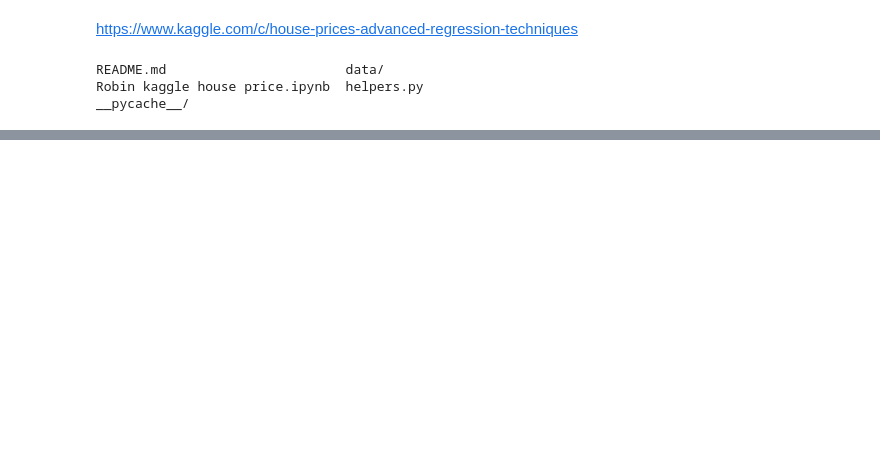
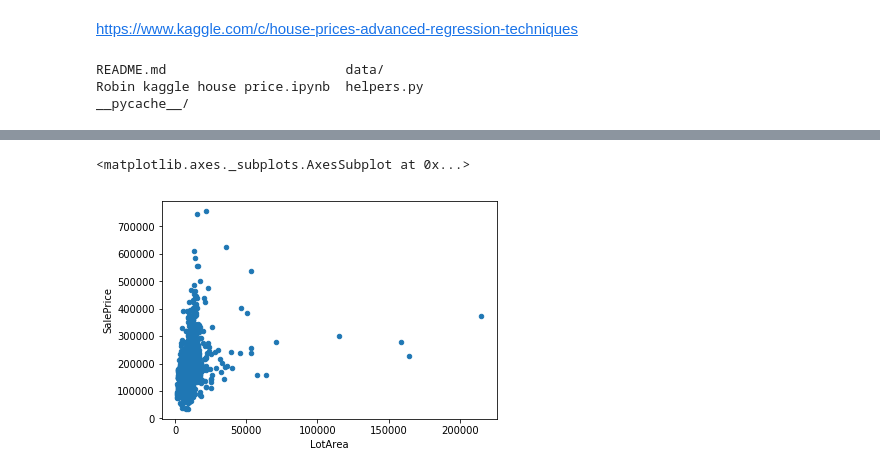
Before and after one commit to afcarl/kaggle-house-prices, a Jupyter notebook: Robin kaggle house price.ipynb, the cells around one changed output, grey strips where cells are left out. Saved outputs shown, nothing was run; the diff lists cells and outputs as text; code cells hidden in the pictures; blank space fills up the shorter version.

```diff
--- a/Robin kaggle house price.ipynb
+++ b/Robin kaggle house price.ipynb
@@ -39,0 +67,5 @@ plt.show()
+# %%
+test_df.plot.scatter('LotArea', 'SalePrice')
+# %% [output]
+<matplotlib.axes._subplots.AxesSubplot at 0x...>
+[figure, added]
```
Also changed, not shown: parts of 8 cells of this notebook, 1 other file.
